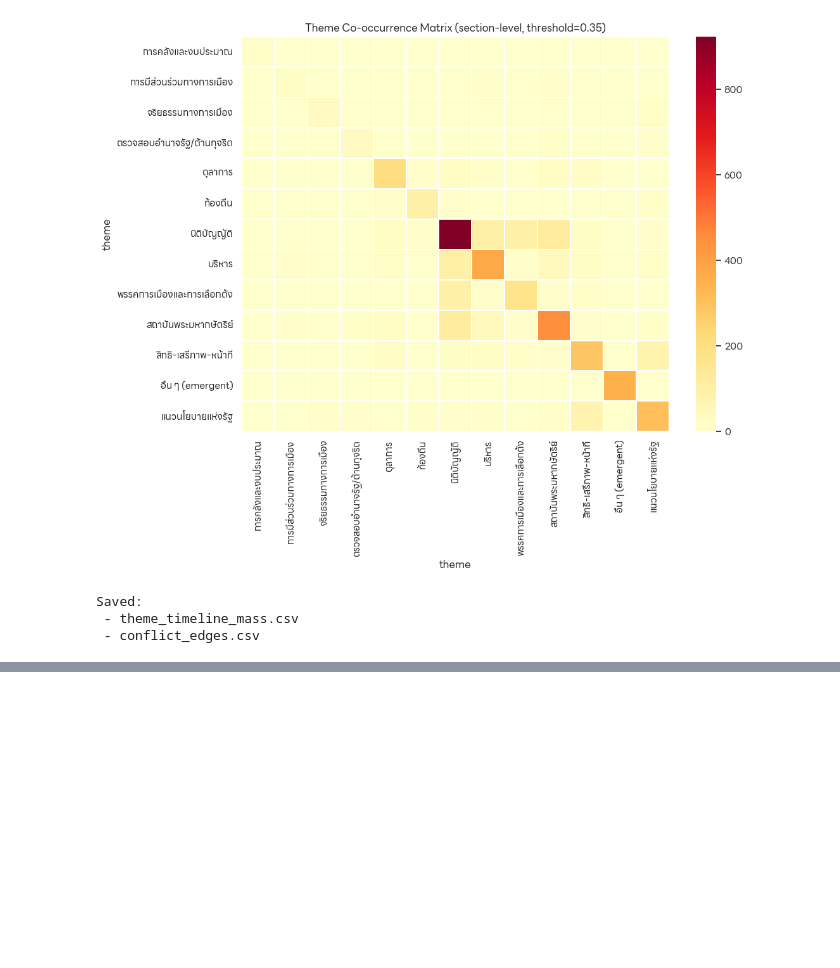
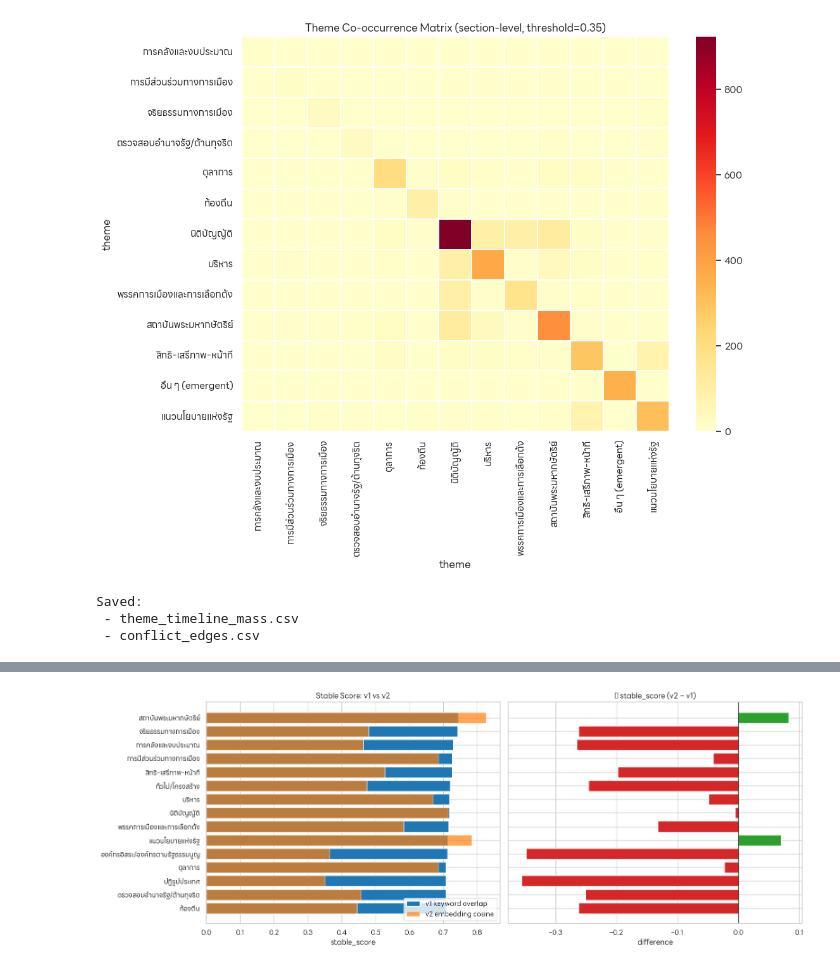
Before and after one commit to MadMax168/Data-Modeling-Project, a Jupyter notebook: 03_data_preparation/04_topic_mod/attempt3/topic_modeling_wangchanberta_guided_attempt3.ipynb, the cells around one changed output, grey strips where cells are left out. Cells and saved outputs as stored; diff of their text form; code cells hidden in the pictures; blank space fills up the shorter version.

```diff
--- a/03_data_preparation/04_topic_mod/attempt3/topic_modeling_wangchanberta_guided_attempt3.ipynb
+++ b/03_data_preparation/04_topic_mod/attempt3/topic_modeling_wangchanberta_guided_attempt3.ipynb
@@ -479,0 +513,24 @@ Saved:
+# %%
+# --- Step 2: sharpen cosine similarity with temperature-scaled softmax ---
+# Raw cosine in high-dim space is flat → softmax with low T amplifies real differences
+# T=0.05 tested empirically: clear single-theme sections peak >0.5, genuine multi-theme sections spread naturally
+
+T = 0.05
+
+def softmax_temp(x, temperature):
+    x = np.array(x, dtype=np.float64)
+    x = x / temperature
+    x = x - x.max()  # numerical stability
+    e = np.exp(x)
+    return e / e.sum()
+
+# apply per section: (2797, 15)
+sim_sharp = np.vstack([
+    softmax_temp(sim_matrix[i], T)
+    for i in range(len(sim_matrix))
+])
+
+print('sim_sharp shape:', sim_sharp.shape)
+print('\nsample const_2475_s_1 (topic 6):')
+for theme, score in sorted(zip(theme_names_ordered, sim_sharp[0]), key=lambda x: -x[1]):
+    print(f'  {theme:<35} {score:.4f}')
@@ -479,0 +668,23 @@ Saved:
+# %%
+# --- visual comparison: stable_score v1 vs v2 per theme ---
+fig, axes = plt.subplots(1, 2, figsize=(16, 6), sharey=True)
+
+plot_df = compare_stable[compare_stable['theme'] != 'อื่น ๆ (emergent)'].copy()
+plot_df = plot_df.sort_values('v1_stable_score')
+
+axes[0].barh(plot_df['theme'], plot_df['v1_stable_score'], color='#1f77b4', label='v1 keyword overlap')
+axes[0].barh(plot_df['theme'], plot_df['v2_stable_score'], color='#ff7f0e', alpha=0.7, label='v2 embedding cosine')
+axes[0].set_title('Stable Score: v1 vs v2')
+axes[0].set_xlabel('stable_score')
+axes[0].legend()
+
+colors = ['#2ca02c' if x >= 0 else '#d62728' for x in plot_df['stable_score_diff']]
+axes[1].barh(plot_df['theme'], plot_df['stable_score_diff'], color=colors)
+axes[1].axvline(0, color='black', linewidth=1)
+axes[1].set_title('Δ stable_score (v2 − v1)')
+axes[1].set_xlabel('difference')
+
+plt.tight_layout()
+plt.show()
+# %% [output]
+[figure, added]
```
Also changed, not shown: parts of 9 cells of this notebook, 9 other files.
